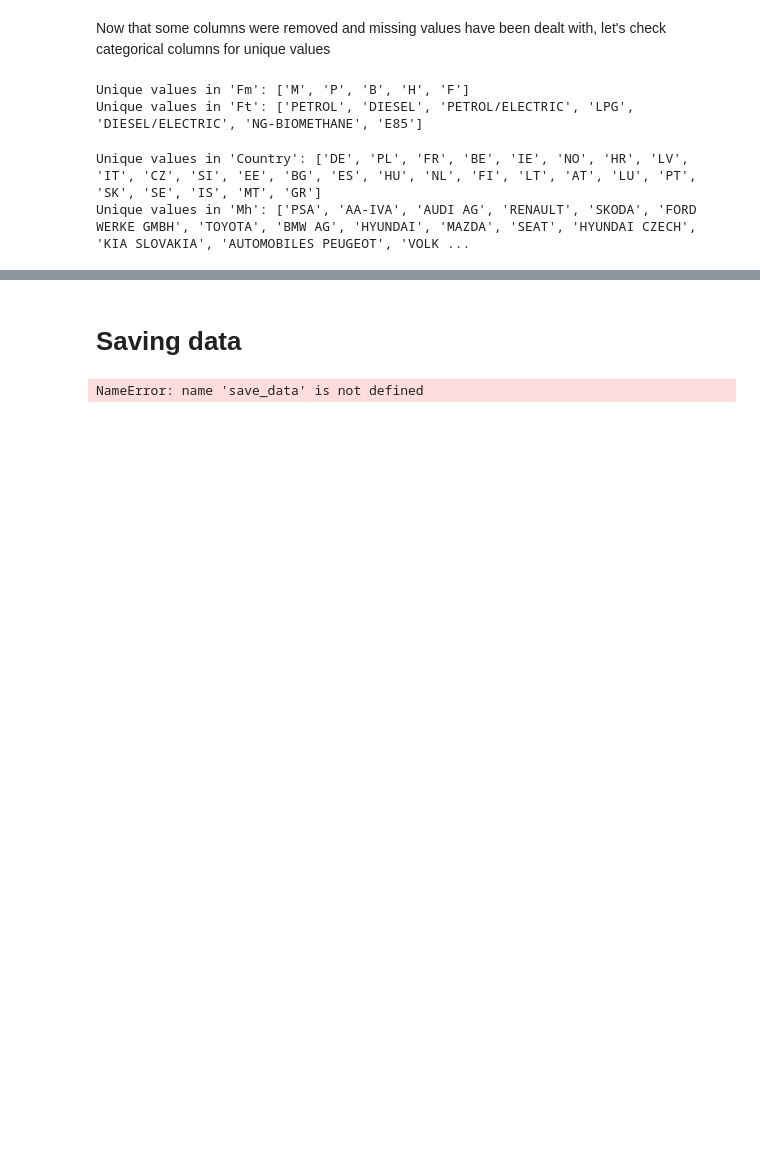
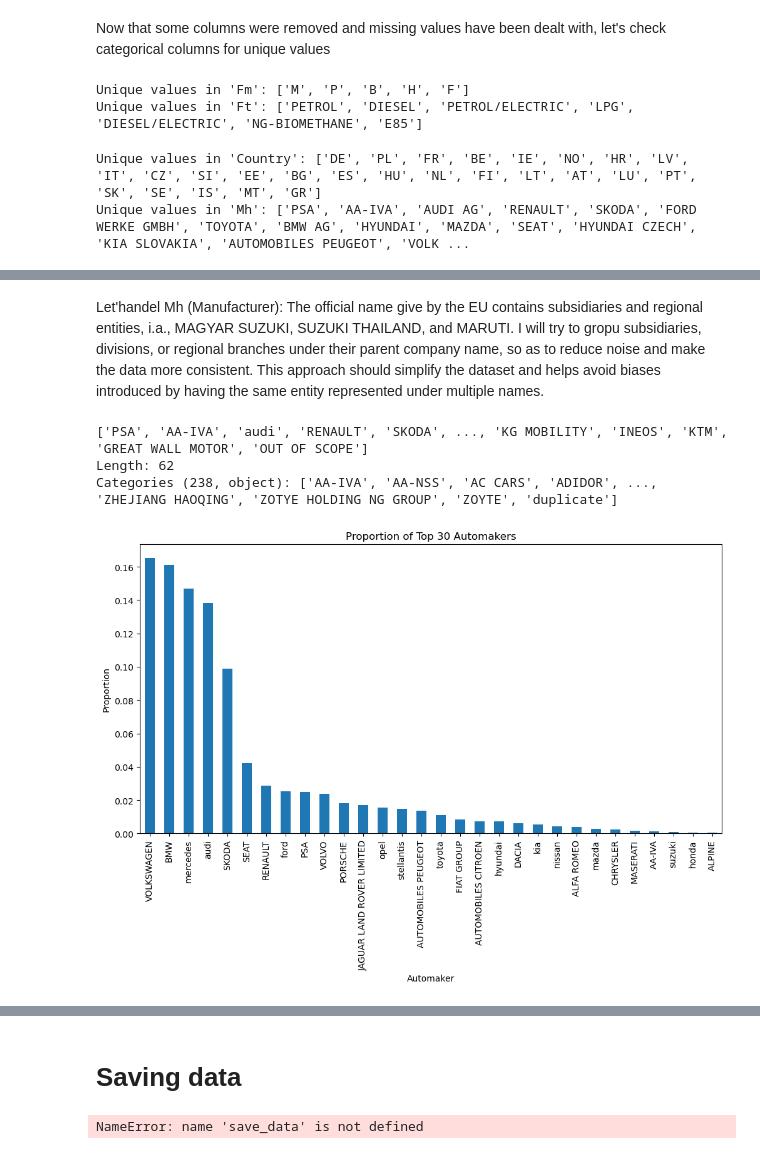
Before and after one commit to Alexander-Peca/co2_eu_emissions_Sep24, a Jupyter notebook: notebooks/DataPipeline.ipynb, the cells around one changed output, grey strips where cells are left out. Drawn from its saved outputs; the diff is of its cells as text; code cells hidden in the pictures; blank space fills up the shorter version.

```diff
--- a/notebooks/DataPipeline.ipynb
+++ b/notebooks/DataPipeline.ipynb
@@ -820,0 +859,9 @@ Unique values in 'Mh': ['PSA', 'AA-IVA', 'AUDI AG', 'RENAULT', 'SKODA', 'FORD WE
+# %%
+# List of countries to retain
+countries_to_keep = ['DE', 'FR', 'IT', 'BE', 'PL', 'CZ']
+
+# Filter the DataFrame to retain only rows where 'Country' is in the list of countries_to_keep
+df_regC = df_reg[df_reg['Country'].isin(countries_to_keep)]
+
+# Check the shape of the filtered DataFrame to ensure the filtering worked
+print("Shape of the filtered DataFrame:", df_regC.shape)
@@ -820,0 +914,3 @@ Unique values in 'Mh': ['PSA', 'AA-IVA', 'AUDI AG', 'RENAULT', 'SKODA', 'FORD WE
+# %% [markdown]
+Let'handel Mh (Manufacturer): The official name give by the EU contains subsidiaries and regional entities, i.a., MAGYAR SUZUKI, SUZUKI THAILAND, and MARUTI.
+I will try to gropu subsidiaries, divisions, or regional branches under their parent company name, so as to reduce noise and make the data more consistent. This approach should simplify the dataset and helps avoid biases introduced by having the same entity represented under multiple names.
@@ -820,0 +964,22 @@ Unique values in 'Mh': ['PSA', 'AA-IVA', 'AUDI AG', 'RENAULT', 'SKODA', 'FORD WE
+# %%
+# Find any automakers that are not in the mapping
+unmapped_automakers = df_regC[~df['Mh'].isin(automaker_mapping.values())]['Mh'].unique()
+print(unmapped_automakers)
+# %% [output]
+['PSA', 'AA-IVA', 'audi', 'RENAULT', 'SKODA', ..., 'KG MOBILITY', 'INEOS', 'KTM', 'GREAT WALL MOTOR', 'OUT OF SCOPE']
+Length: 62
+Categories (238, object): ['AA-IVA', 'AA-NSS', 'AC CARS', 'ADIDOR', ..., 'ZHEJIANG HAOQING', 'ZOTYE HOLDING NG GROUP', 'ZOYTE', 'duplicate']
+# %%
+#Before making further mappings, let's check the the top 30 automakers by proportion
+automaker_proportions = df_regC['Mh'].value_counts(normalize=True).head(30)
+
+# Create a bar plot for the top 30 automakers
+plt.figure(figsize=(12, 6))
+automaker_proportions.plot(kind='bar')
+plt.title('Proportion of Top 30 Automakers')
+plt.xlabel('Automaker')
+plt.ylabel('Proportion')
+plt.xticks(rotation=90)
+plt.show()
+# %% [output]
+[figure, added]
```
Also changed, not shown: parts of 9 cells of this notebook.
